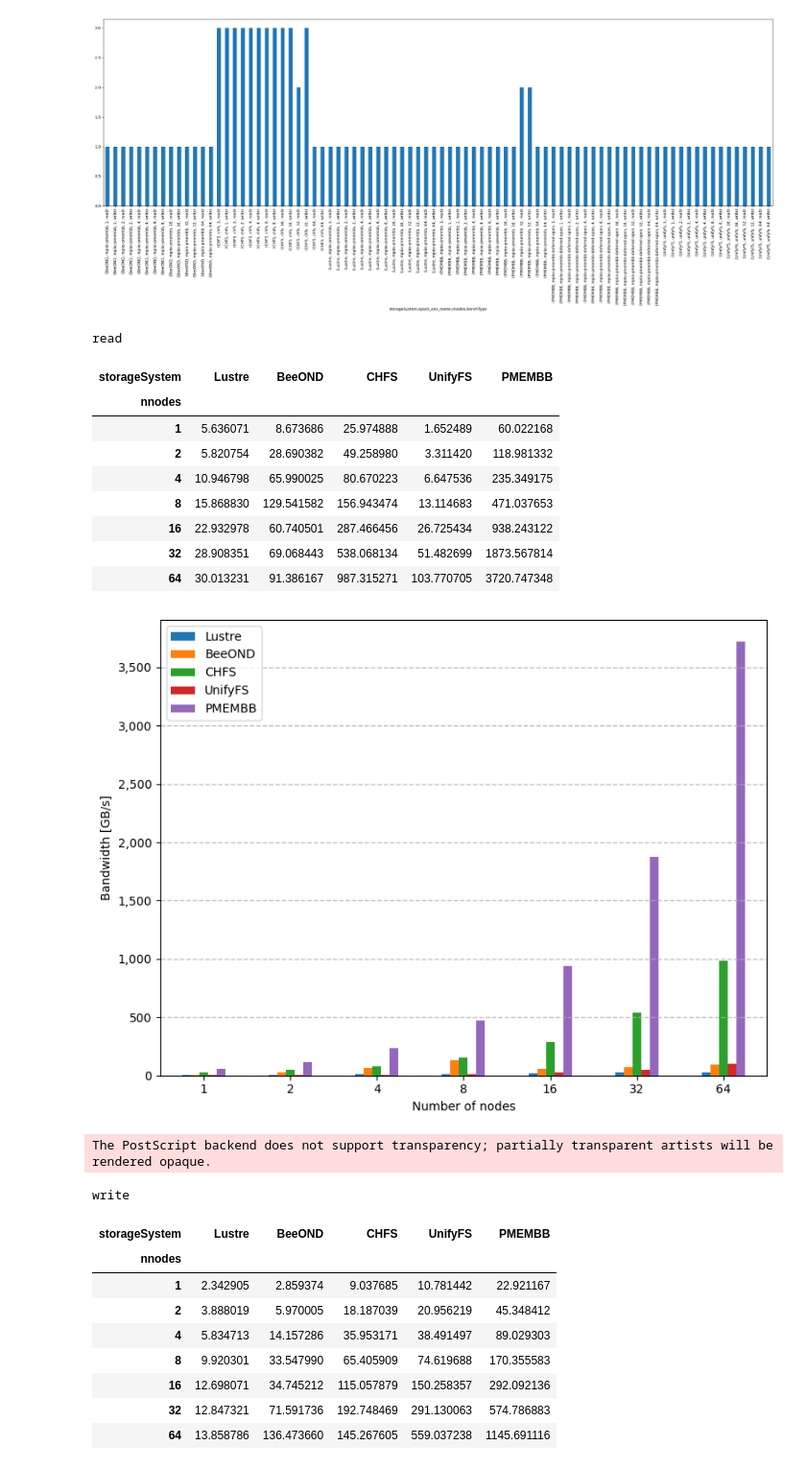
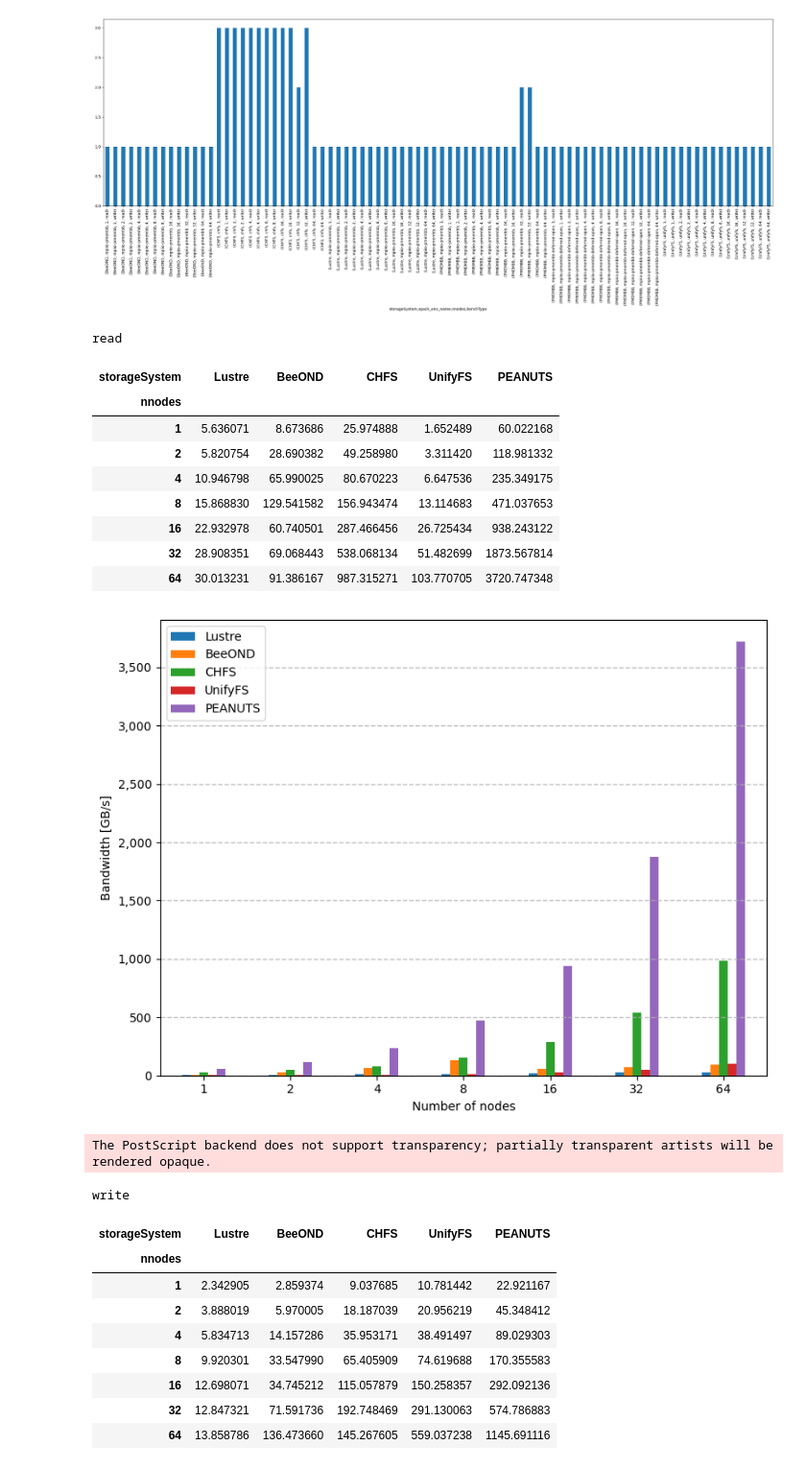
Before and after one commit to tsukuba-hpcs/mpiio-pmembb, a Jupyter notebook: src/h5bench/h5bench.ipynb, the cells around one changed output. Shown: that part at 96% size. Cells and saved outputs as stored; diff of their text form; code cells hidden in the pictures.

Commit message:
Rename PMEMBB to PEANUTS

```diff
--- a/src/h5bench/h5bench.ipynb
+++ b/src/h5bench/h5bench.ipynb
@@ -339,13 +339,16 @@ for (benchType,), df_sub in df.groupby(["benchType"]):
     print(benchType)
     df_plot = df_sub.pivot(index="nnodes", columns=["storageSystem"], values=["bwGB"])
     df_plot.columns = df_plot.columns.get_level_values(1)
-    df_plot = df_plot.loc[:, [
-        "Lustre",
-        "BeeOND",
-        "CHFS",
-        # "CHFS-local",
-        "UnifyFS",
-        "PMEMBB"]]#.rename({"BeeOND": "BeeOND on PMEM"}, axis=1)
+    df_plot = (
+        df_plot.loc[:, [
+            "Lustre",
+            "BeeOND",
+            "CHFS",
+            # "CHFS-local",
+            "UnifyFS",
+            "PMEMBB"]]
+        .rename({"PMEMBB": "PEANUTS"}, axis=1)
+    )
     display(df_plot)
 
     fig = plt.figure(figsize=(8, 6), dpi=100)
@@ -354,34 +357,34 @@ for (benchType,), df_sub in df.groupby(["benchType"]):
     ax = df_plot.plot(
         ax=fig.add_subplot(),
         kind="bar",
         # kind="line",
         # xlabel="Transfer size [B]",
         xlabel="Number of nodes",
         ylabel="Bandwidth [GB/s]",
         # style=".-",
         legend=True,
         rot=0,
     )
 
     # ax.set_title(f"h5bench {benchType.capitalize()}")
     # ax.set_xscale("log", base=2)
     # ax.set_xticks(df_plot.index, [pretty_fmt(x, suffix="") for x in df_plot.index])
     ax.grid(which = "major", axis = "y", alpha = 0.8, linestyle = "--", linewidth = 1)
     # handles, labels = ax.get_legend_handles_labels()# 凡例の情報を取得
     # ax.legend(title='nnodes', handles=handles[::-1],labels=labels[::-1])# 判例を逆順に表示
     ax.yaxis.set_major_formatter(FuncFormatter(comma_formatter))
 
     # legend_title = ax.get_legend().get_title().get_text()
     # ax.legend(title=legend_title, bbox_to_anchor=(1.01, 1), loc='upper left', borderaxespad=0.)
     ax.legend(title="")
     plt.tight_layout()
 
     fig.show()
     plt.show()
     save(fig, F"h5bench_{benchType}")
 # %% [output]
 read
-| storageSystem | Lustre | BeeOND | CHFS | UnifyFS | PMEMBB |
+| storageSystem | Lustre | BeeOND | CHFS | UnifyFS | PEANUTS |
 | nnodes |  |  |  |  |  |
 | 1 | 5.636071 | 8.673686 | 25.974888 | 1.652489 | 60.022168 |
 | 2 | 5.820754 | 28.690382 | 49.258980 | 3.311420 | 118.981332 |
@@ -393,7 +396,7 @@ read
 [figure]
 The PostScript backend does not support transparency; partially transparent artists will be rendered opaque.
 write
-| storageSystem | Lustre | BeeOND | CHFS | UnifyFS | PMEMBB |
+| storageSystem | Lustre | BeeOND | CHFS | UnifyFS | PEANUTS |
 | nnodes |  |  |  |  |  |
 | 1 | 2.342905 | 2.859374 | 9.037685 | 10.781442 | 22.921167 |
 | 2 | 3.888019 | 5.970005 | 18.187039 | 20.956219 | 45.348412 |
```
Also changed, not shown: parts of 2 cells of this notebook, 23 other files.
